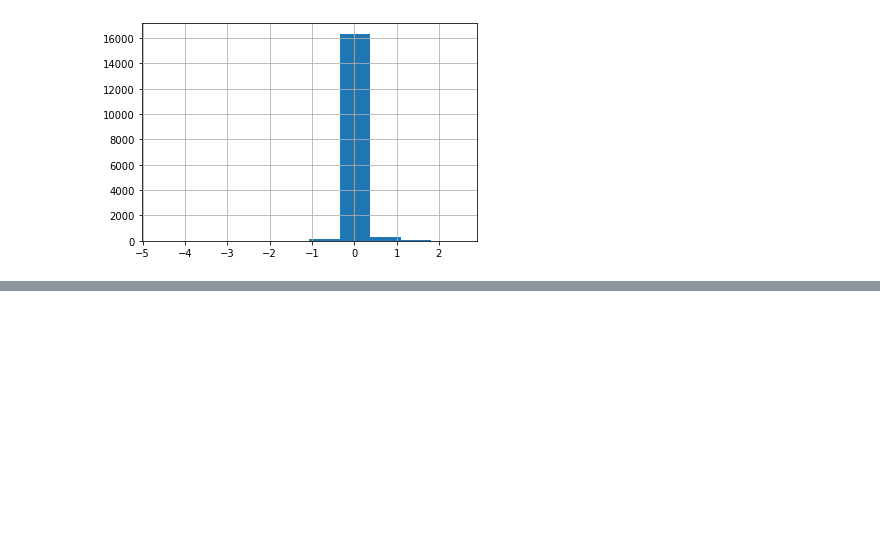
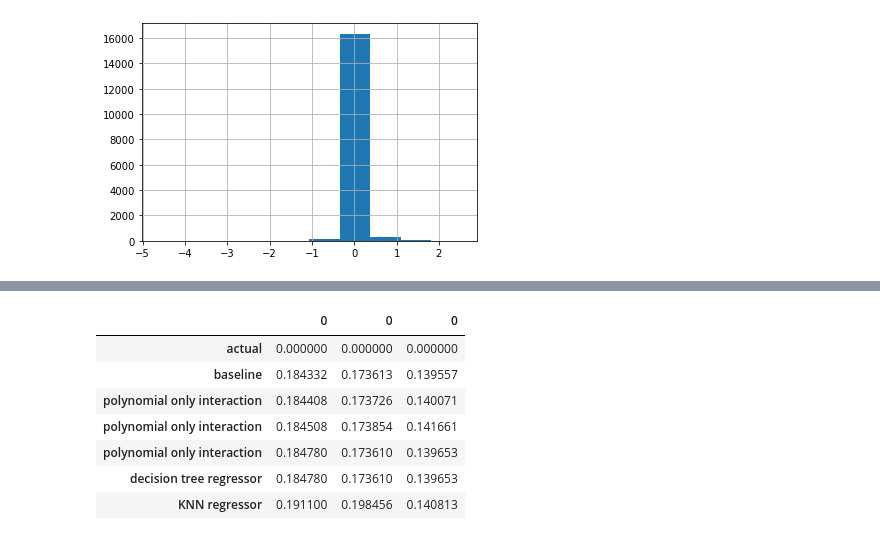
Before and after one commit to NSharick/clustering-project, a Jupyter notebook: exploration_notebook_2_clustering_project.ipynb, the cells around one changed output, grey strips where cells are left out. Saved outputs shown, nothing was run; the diff lists cells and outputs as text; code cells hidden in the pictures; blank space fills up the shorter version.

```diff
--- a/exploration_notebook_2_clustering_project.ipynb
+++ b/exploration_notebook_2_clustering_project.ipynb
@@ -1431,0 +1609,38 @@ ValueError: Some value(s) of y are out of the valid range for family TweedieDist
+# %%
+a = pd.DataFrame(m2d1_predictions.apply(calculate_mse_4).apply(math.sqrt))
+b = pd.DataFrame(m2d2_predictions.apply(calculate_mse_5).apply(math.sqrt))
+c = pd.DataFrame(m2d3_predictions.apply(calculate_mse_6).apply(math.sqrt))
+results = pd.concat([a, b, c], axis=1)
+
+d = pd.DataFrame(m3d1_predictions.apply(calculate_mse_7).apply(math.sqrt))
+e = pd.DataFrame(m3d2_predictions.apply(calculate_mse_8).apply(math.sqrt))
+f = pd.DataFrame(m3d3_predictions.apply(calculate_mse_9).apply(math.sqrt))
+results2 = pd.concat([d, e, f], axis=1)
+
+g = pd.DataFrame(m4d1_predictions.apply(calculate_mse_10).apply(math.sqrt))
+h = pd.DataFrame(m4d2_predictions.apply(calculate_mse_11).apply(math.sqrt))
+i = pd.DataFrame(m4d3_predictions.apply(calculate_mse_12).apply(math.sqrt))
+results3 = pd.concat([g, h, i], axis=1)
+
+j = pd.DataFrame(m5d1_predictions.apply(calculate_mse_13).apply(math.sqrt))
+k = pd.DataFrame(m5d2_predictions.apply(calculate_mse_14).apply(math.sqrt))
+l = pd.DataFrame(m5d3_predictions.apply(calculate_mse_15).apply(math.sqrt))
+results4 = pd.concat([j, k, l], axis=1)
+
+m = pd.DataFrame(m6d1_predictions.apply(calculate_mse_16).apply(math.sqrt))
+n = pd.DataFrame(m6d2_predictions.apply(calculate_mse_17).apply(math.sqrt))
+o = pd.DataFrame(m6d3_predictions.apply(calculate_mse_18).apply(math.sqrt))
+results5 = pd.concat([m, n, o], axis=1)
+
+combined_results = pd.concat([results, results2, results3, results4, results5], axis=0).drop_duplicates()
+# %%
+combined_results
+# %% [output]
+|  | 0 | 0 | 0 |
+| actual | 0.000000 | 0.000000 | 0.000000 |
+| baseline | 0.184332 | 0.173613 | 0.139557 |
+| polynomial only interaction | 0.184408 | 0.173726 | 0.140071 |
+| polynomial only interaction | 0.184508 | 0.173854 | 0.141661 |
+| polynomial only interaction | 0.184780 | 0.173610 | 0.139653 |
+| decision tree regressor | 0.184780 | 0.173610 | 0.139653 |
+| KNN regressor | 0.191100 | 0.198456 | 0.140813 |
```
Also changed, not shown: parts of 16 cells of this notebook, 1 other file.
